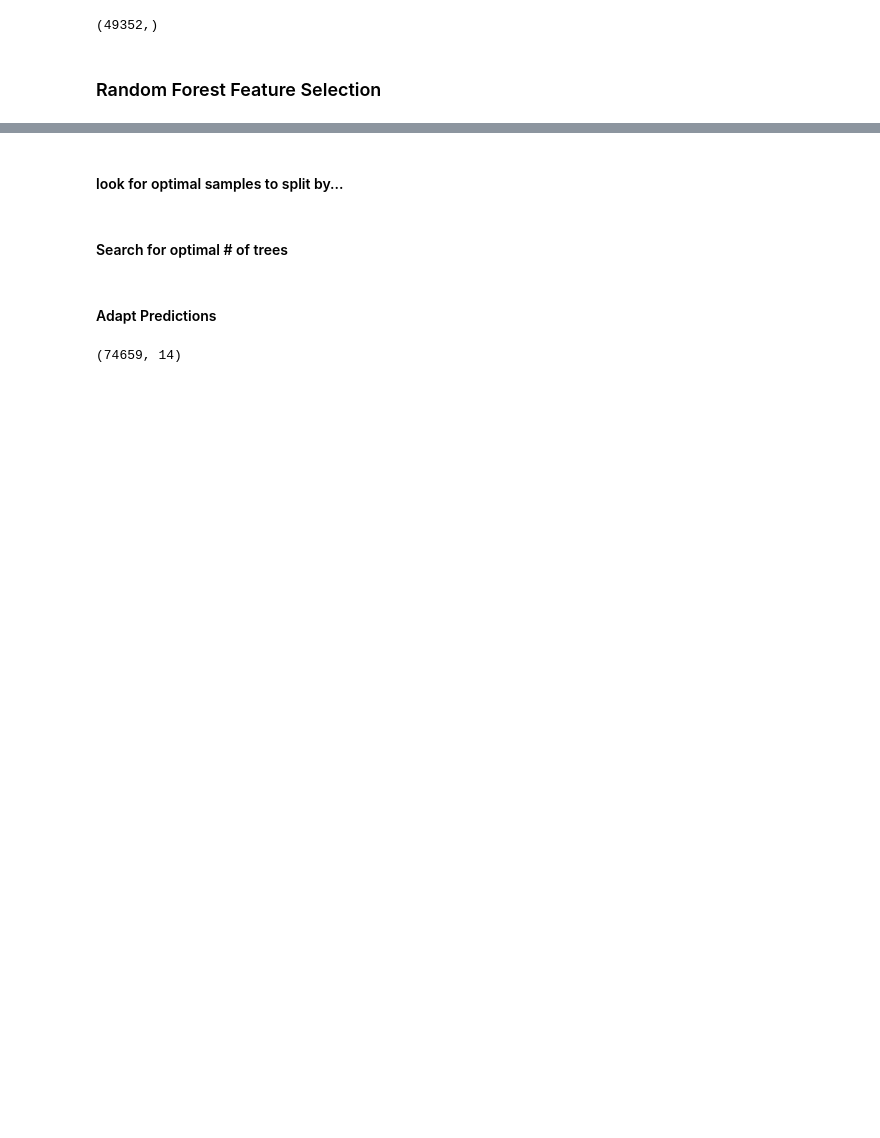
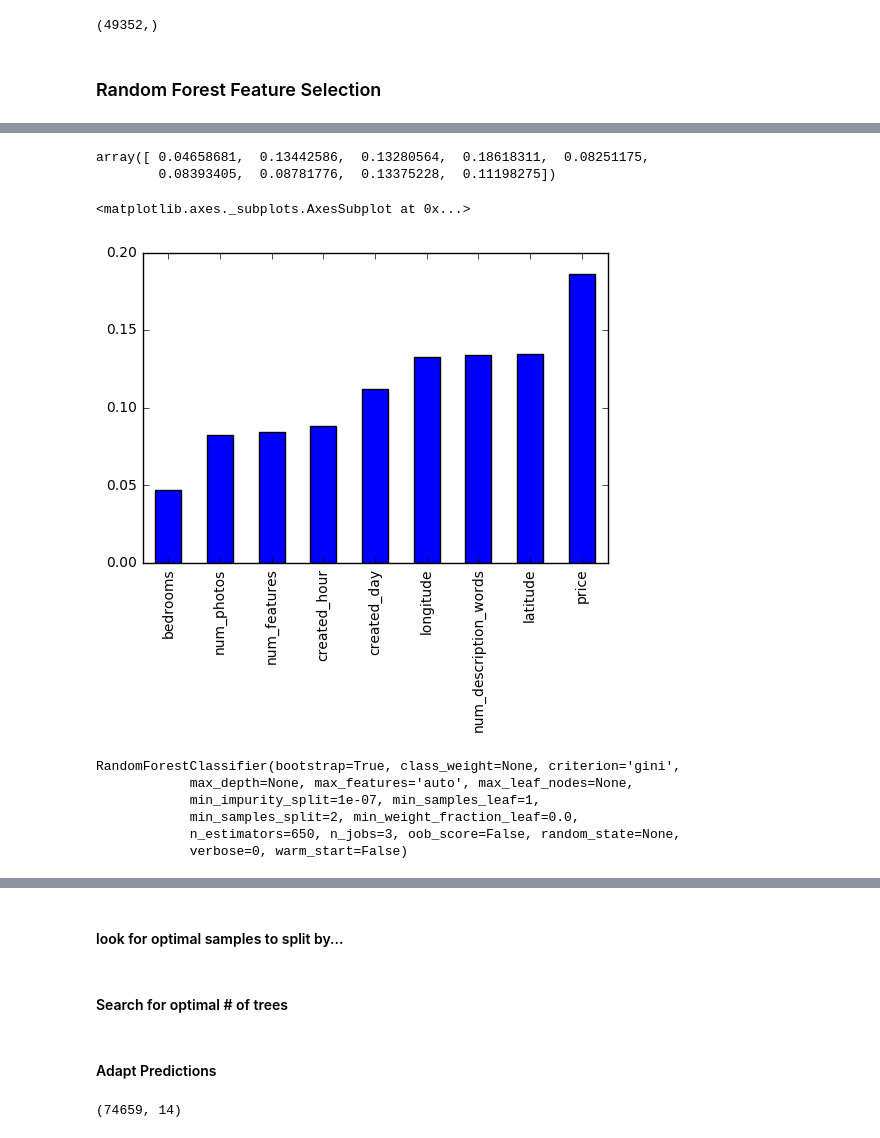
Before and after one commit to afeierman/odder-squatters, a Jupyter notebook: project-trees.ipynb, the cells around one changed output, grey strips where cells are left out. Cells and saved outputs as stored; diff of their text form; code cells hidden in the pictures; blank space fills up the shorter version.

```diff
--- a/project-trees.ipynb
+++ b/project-trees.ipynb
@@ -62,5 +75,5 @@ X_mat.shape
 # %%
-Y_df = pd.DataFrame(train.loc[:,'interest_level'])
+Y_df = pd.DataFrame(y)
 Y_df['interest'] = [0 if x=='low' else(1 if x=='medium' else(2)) for x in Y_df.interest_level]
 Y_mat = Y_df.interest.as_matrix()
 Y_mat.shape
@@ -75,9 +88,9 @@ from sklearn.model_selection import train_test_split
 from sklearn import ensemble
 from sklearn.metrics import log_loss
 
-rf_feat_select = ensemble.RandomForestClassifier(n_estimators = 1000, n_jobs = 2, min_samples_split=16, )
+rf_feat_select = ensemble.RandomForestClassifier(n_estimators = 800, n_jobs = 3)
 # %%
-X_train, X_val, y_train, y_val = train_test_split(X_mat, Y_mat, test_size=0.3)
+X_train, X_val, y_train, y_val = train_test_split(X_mat, Y_mat, test_size=0.25)
 rf_feat_select.fit(X_train, y_train)
 rf_feat_select.score(X_train, y_train)
 # %% [output]
@@ -90,5 +103,5 @@ log_loss(y_val, y_val_pred)
 # %%
-X_train, X_val, y_train, y_val = train_test_split(X_mat2, Y_mat, test_size=0.3)
+X_train, X_val, y_train, y_val = train_test_split(X_mat2, Y_mat, test_size=0.25)
 rf_feat_select.fit(X_train, y_train)
 rf_feat_select.score(X_train, y_train)
 # %% [output]
@@ -134,6 +147,24 @@ log_loss(y_val, y_val_pred)
+# %%
+rf_feat_select.feature_importances_
+# %% [output]
+array([ 0.04658681,  0.13442586,  0.13280564,  0.18618311,  0.08251175,
+        0.08393405,  0.08781776,  0.13375228,  0.11198275])
+# %%
+pd.Series(index = num_feats5, data = rf_feat_select.feature_importances_).sort_values().plot(kind = 'bar')
+# %% [output]
+<matplotlib.axes._subplots.AxesSubplot at 0x...>
+[figure, added]
 # %%
 from sklearn import ensemble
 from sklearn.metrics import log_loss
-rf_model = ensemble.RandomForestClassifier(n_estimators = 400, n_jobs = 2)
+rf_model = ensemble.RandomForestClassifier(n_estimators = 650, n_jobs = 3)
+rf_model.fit(X_mat, Y_mat)
+# %% [output]
+RandomForestClassifier(bootstrap=True, class_weight=None, criterion='gini',
+            max_depth=None, max_features='auto', max_leaf_nodes=None,
+            min_impurity_split=1e-07, min_samples_leaf=1,
+            min_samples_split=2, min_weight_fraction_leaf=0.0,
+            n_estimators=650, n_jobs=3, oob_score=False, random_state=None,
+            verbose=0, warm_start=False)
 # %%
 import sklearn.grid_search as gs
```
Also changed, not shown: parts of 47 cells of this notebook, 4 other files.
